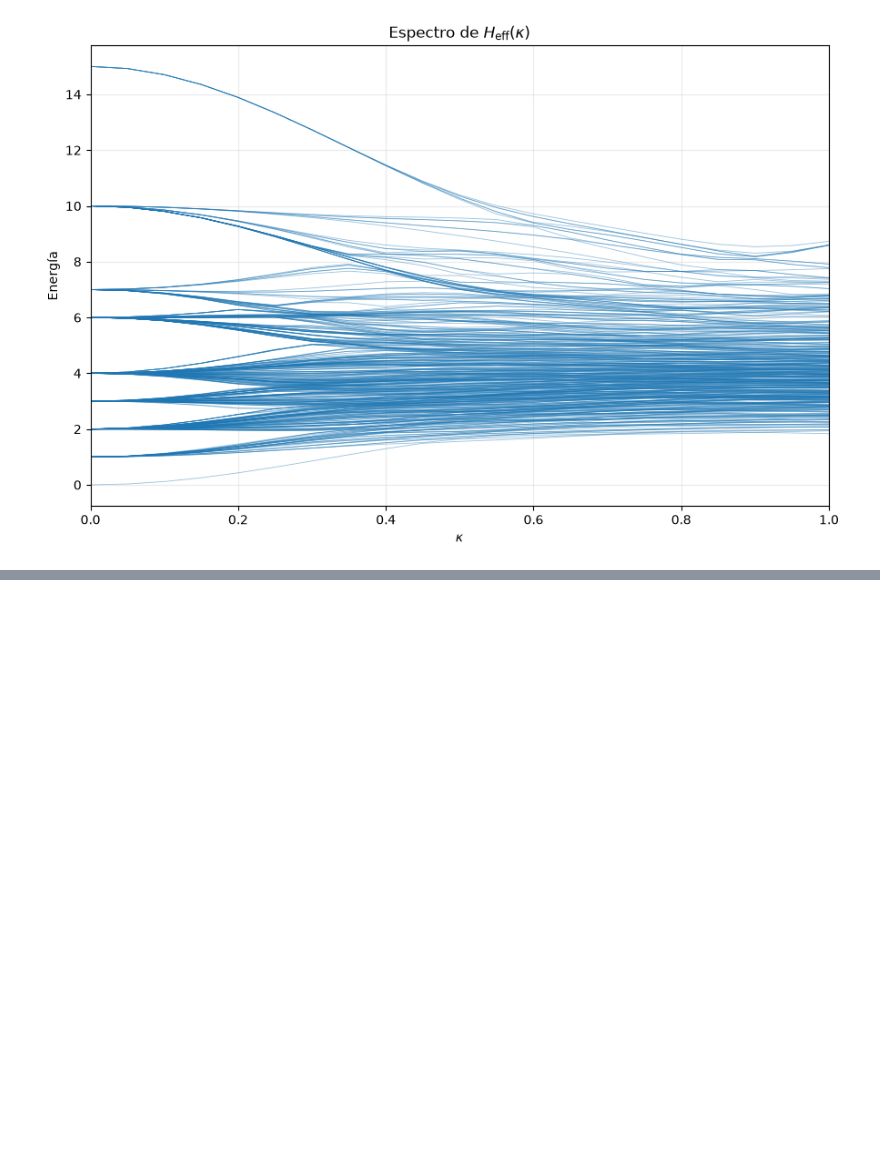
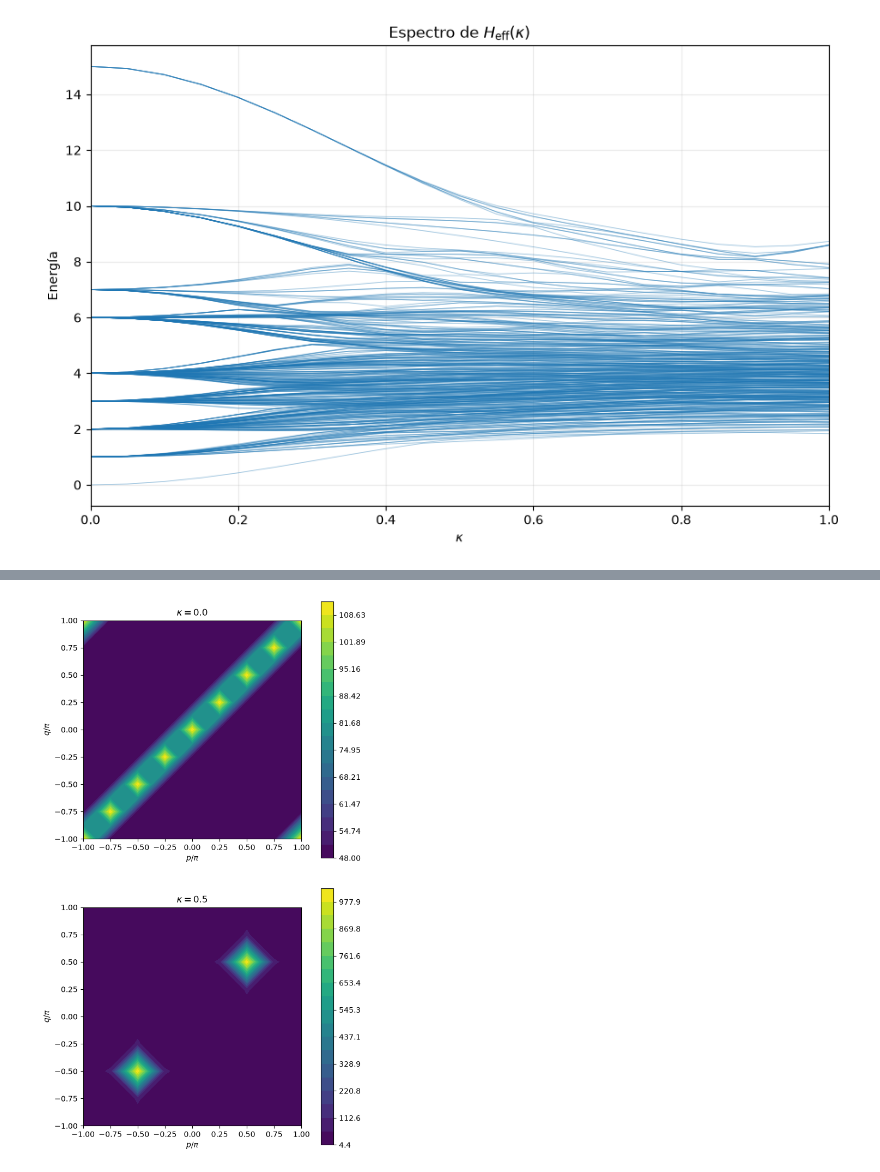
Before and after one commit to nicode29/Undergrad-Thesis...Bose-Einstein-fragmented-condensation-in-a-driven-Bose-Hubbard-model-, a Jupyter notebook: TFG_refactorizacion.ipynb, the cells around one changed output, grey strips where cells are left out. Drawn from its saved outputs; the diff is of its cells as text; code cells hidden in the pictures; blank space fills up the shorter version.

Commit message:
la he modificado para que al crear la gráfica 5 no hubiera datos interpolados, trabajo de deshacer trabajo

```diff
--- a/TFG_refactorizacion.ipynb
+++ b/TFG_refactorizacion.ipynb
@@ -670,51 +682,37 @@ with sistema_ultima_grafica():
 # %%
 
-from scipy.interpolate import RegularGridInterpolator
-
 malla_k = np.r_[momentos_figura5 / np.pi, 1.0]
-malla_fina = np.linspace(-1, 1, 201)
-
-P_fino, Q_fino = np.meshgrid(malla_fina, malla_fina)
-
-consulta = np.column_stack((
-    P_fino.ravel(), Q_fino.ravel()
-))
+P_malla, Q_malla = np.meshgrid(malla_k, malla_k)
 
 fig, ejes = plt.subplots(
     2, 1, figsize=(6, 10.5), constrained_layout=True
 )
 
 for ax, kappa in zip(ejes, valores_figura5):
 
     C = resultados_figura5[kappa]["normal"]
 
     C_periodica = np.pad(
         C, ((0, 1), (0, 1)), mode="wrap"
     )
 
-    interpolador = RegularGridInterpolator(
-        (malla_k, malla_k),
-        C_periodica,
-        method="linear"
-    )
-
-    Z_fina = interpolador(consulta).reshape(P_fino.shape)
-
     niveles = np.linspace(
-        Z_fina.min() - 1e-6,
-        Z_fina.max() + 1e-6,
+        C_periodica.min() - 1e-6,
+        C_periodica.max() + 1e-6,
         20
     )
 
     contornos = ax.contourf(
-        P_fino, Q_fino, Z_fina,
+        P_malla, Q_malla, C_periodica,
         levels=niveles, cmap="viridis"
     )
 
     fig.colorbar(contornos, ax=ax)
     ax.set_aspect("equal")
     ax.set_xlabel(r"$p/\pi$")
     ax.set_ylabel(r"$q/\pi$")
     ax.set_title(rf"$\kappa={kappa}$")
 
 plt.show()
+# %% [output]
+[figure, added]
```
Also changed, not shown: parts of 4 cells of this notebook.
